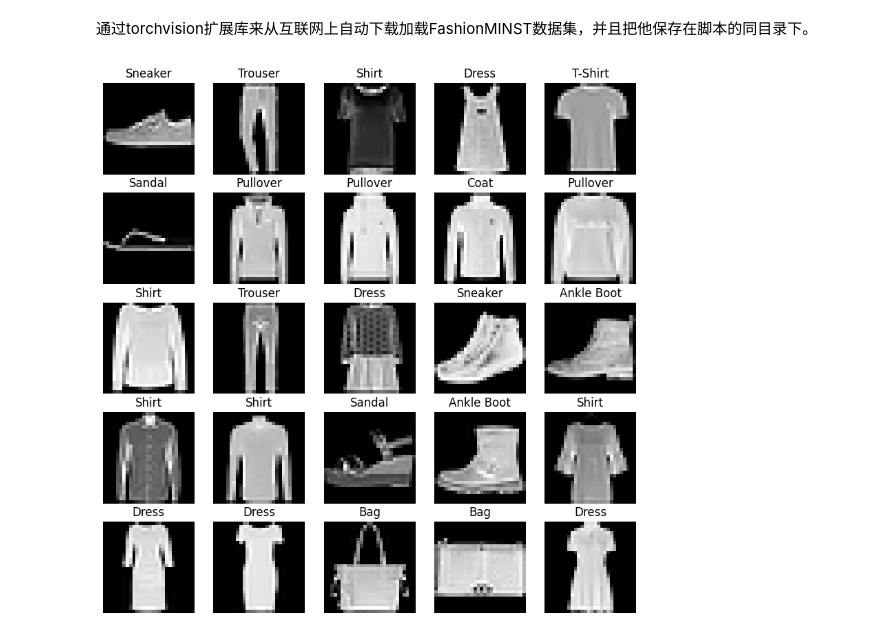
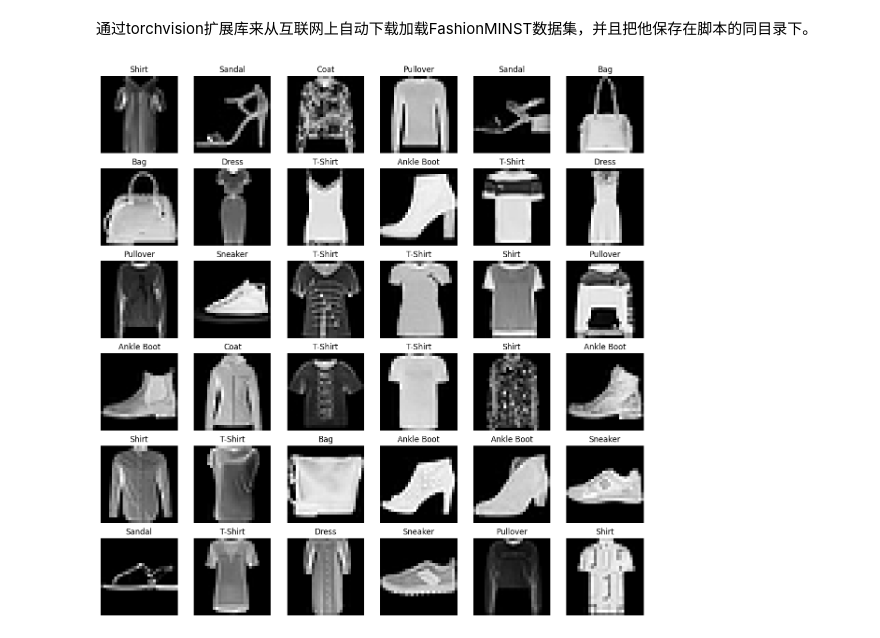
Before and after one commit to CoolBlue-ww/MyCode, a Jupyter notebook: DeepLearn/PyTorch/PyTorch_code_3.ipynb, the cells around one changed output. Saved outputs shown, nothing was run; the diff lists cells and outputs as text; code cells hidden in the pictures.

```diff
--- a/DeepLearn/PyTorch/PyTorch_code_3.ipynb
+++ b/DeepLearn/PyTorch/PyTorch_code_3.ipynb
@@ -29,28 +25,31 @@ Transform: ToTensor()
 # %% [markdown]
 通过torchvision扩展库来从互联网上自动下载加载FashionMINST数据集，并且把他保存在脚本的同目录下。
 # %%
+# 迭代和可视化数据集
+import random
 labels_map = {
     0: "T-Shirt",
     1: "Trouser",
     2: "Pullover",
     3: "Dress",
     4: "Coat",
     5: "Sandal",
     6: "Shirt",
     7: "Sneaker",
     8: "Bag",
     9: "Ankle Boot"
 }
 
-figure = plt.figure(figsize=(10, 10))
-cols, rows = 5, 5
+figure = plt.figure(figsize=(15, 15))
+cols, rows = 6, 6
 for i in range(1, cols * rows + 1):
-    sample_idx = torch.randint(len(train_data), size=(1,)).item()
+    sample_idx = random.randint(0, len(train_data) - 1)
+    # sample_idx = torch.randint(len(train_data), size=(1,)).item()
     img, label = train_data[sample_idx]
     figure.add_subplot(rows, cols, i)
     plt.title(labels_map[label])
     plt.axis("off")
     plt.imshow(img.squeeze(), cmap="gray")
 plt.show()
 # %% [output]
-[figure, old version]
+[figure, new version]
```
Also changed, not shown: parts of 6 cells of this notebook, 5 other files.
